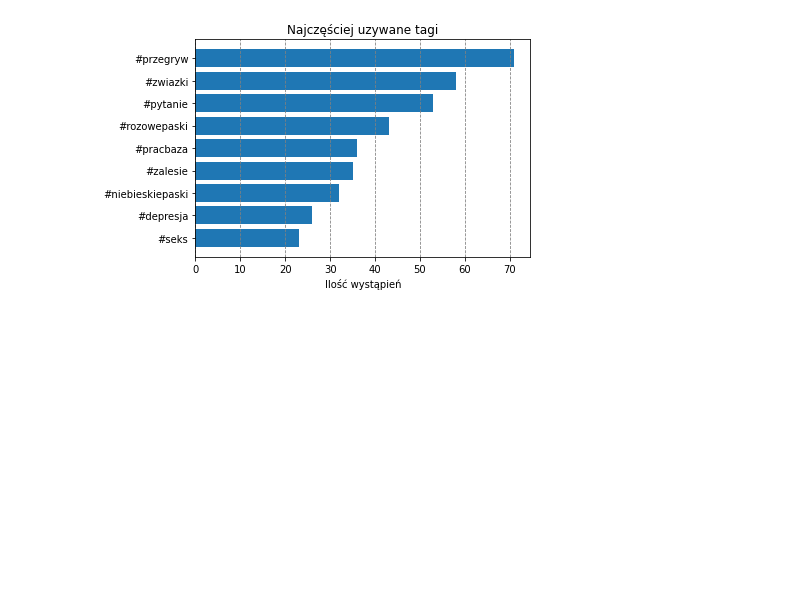
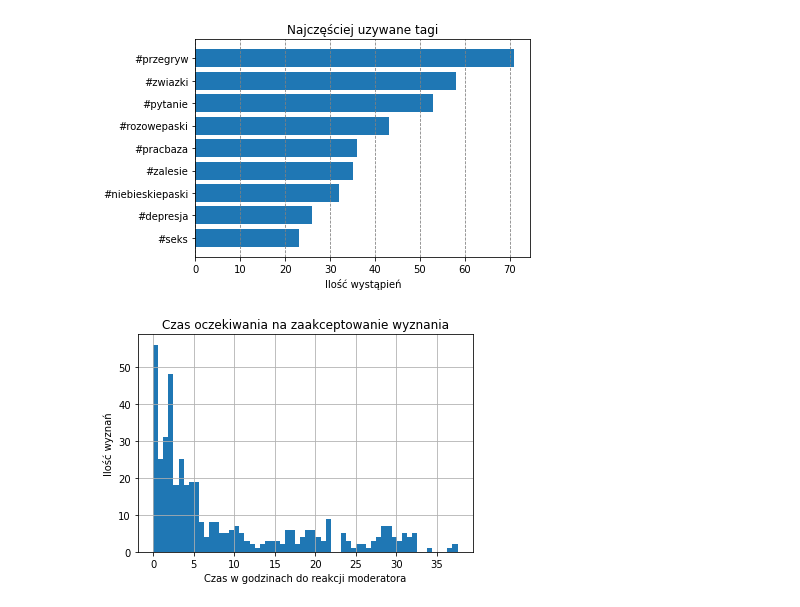
Before and after one commit to cymruu/amw_stats, a Jupyter notebook: pandas/test.ipynb, the cells around one changed output. Saved outputs shown, nothing was run; the diff lists cells and outputs as text; code cells hidden in the pictures; blank space fills up the shorter version.

Commit message:
waiting time histogram

```diff
--- a/pandas/test.ipynb
+++ b/pandas/test.ipynb
@@ -86,3 +86,15 @@ confessions['1st_mod_action'] = confessions['actions'].map(
 # %%
 confessions['reaction_time'] = confessions['1st_mod_action'].subtract(
     confessions['createdAt'])
+# %%
+seconds = confessions['reaction_time'].map(lambda x: x.total_seconds() / (60*60))
+seconds = seconds[~np.isnan(seconds)]
+# %%
+plot.hist(seconds, 60)
+plot.xlabel('Czas w godzinach do reakcji moderatora')
+plot.ylabel('Ilość wyznań')
+plot.title('Czas oczekiwania na zaakceptowanie wyznania')
+plot.grid(True)
+plot.show()
+# %% [output]
+[figure, added]
```
